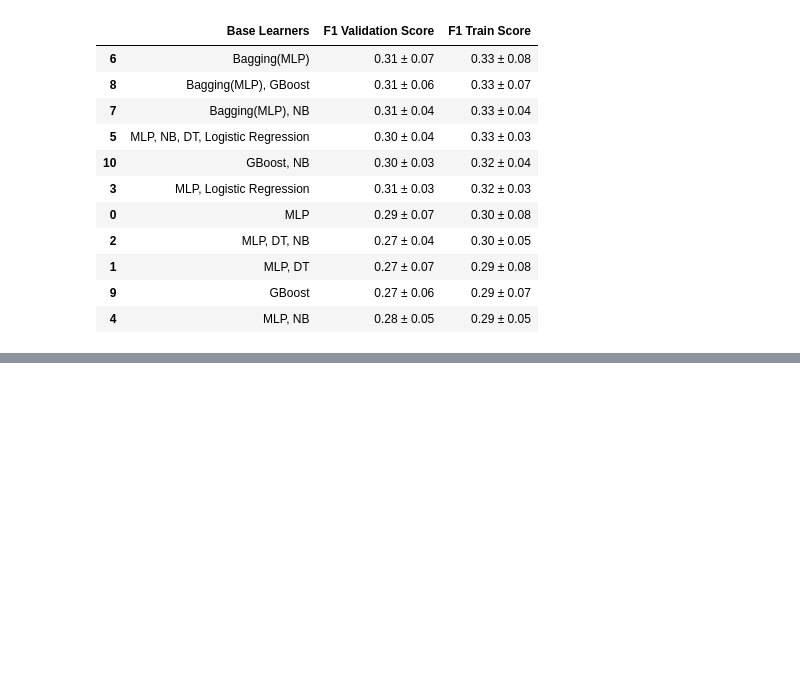
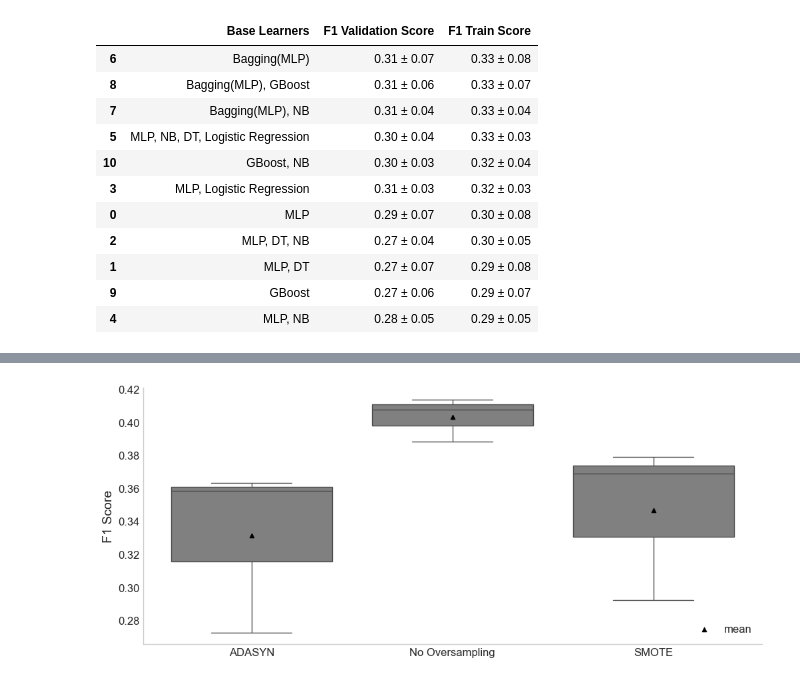
Before and after one commit to DiogoPF/Multiclass_Classification-WCB, a Jupyter notebook: Pipeline_diogo.ipynb, the cells around one changed output, grey strips where cells are left out. Cells and saved outputs as stored; diff of their text form; code cells hidden in the pictures; blank space fills up the shorter version.

```diff
--- a/Pipeline_diogo.ipynb
+++ b/Pipeline_diogo.ipynb
@@ -2953,0 +3009,27 @@ compare_models_df(smote_ova_gs)
+# %%
+mlp = viz_df[viz_df.Model == "MLPClassifier"]
+mlp["Oversampling"] = mlp["Oversampling"].astype(str)
+mlp = mlp.groupby("Oversampling").mean(numeric_only=True).T
+mlp.rename(columns={"None": "No Oversampling"}, inplace=True)
+
+mlp_means = mlp.mean(axis=0)
+
+fig, ax = plt.subplots(figsize=(12, 5))
+sns.boxplot(data=mlp, color="grey", ax=ax)
+x_positions = range(len(mlp_means))
+ax.scatter(
+    x_positions, mlp_means, color="black", zorder=2, marker="^", s=20, label="mean"
+)
+ax.legend(loc="lower right", fontsize=12)
+ax.set_xlabel("")
+ax.set_xticks(range(len(mlp.columns)))
+ax.set_xticklabels(mlp.columns, fontsize=12)
+ax.tick_params(axis="y", labelsize=12)
+ax.set_ylabel("F1 Score", fontsize=14)
+
+# plt.savefig(
+#     "./figures/7. MLP_Oversampling_comparison.png", dpi=500, bbox_inches="tight"
+# )
+# plt.show()
+# %% [output]
+[figure, added]
```
Also changed, not shown: parts of 37 cells of this notebook, 7 other files.
